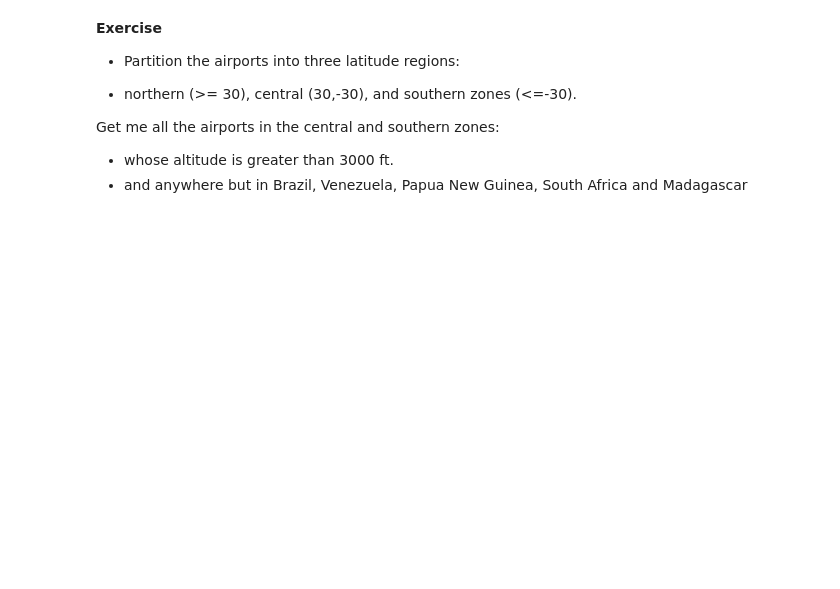
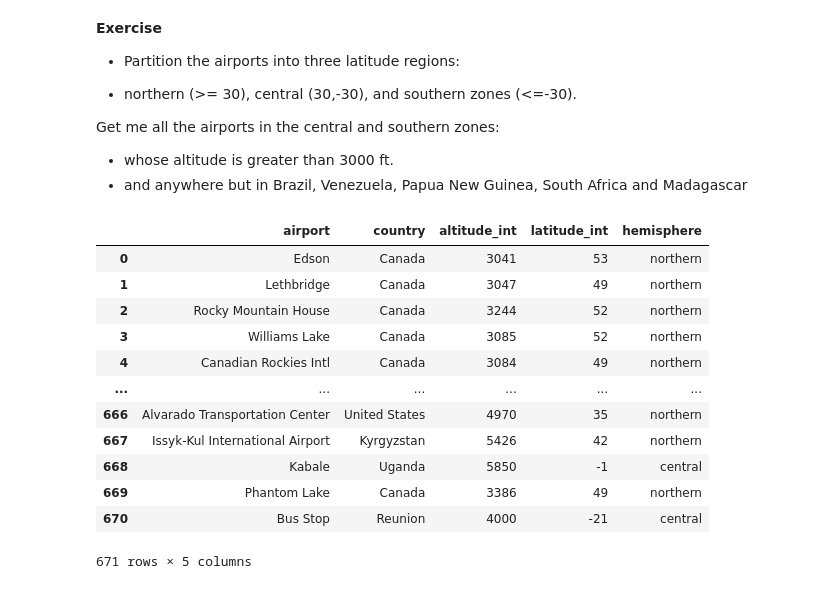
Before and after one commit to jeffreytoller/DSNYC080822, a Jupyter notebook: Phase1_Topic6_SQL/Ph1_T6_SQLBasics.ipynb, the cells around one changed output. Saved outputs shown, nothing was run; the diff lists cells and outputs as text; code cells hidden in the pictures; blank space fills up the shorter version.

```diff
--- a/Phase1_Topic6_SQL/Ph1_T6_SQLBasics.ipynb
+++ b/Phase1_Topic6_SQL/Ph1_T6_SQLBasics.ipynb
@@ -950,8 +1078,35 @@ Get me all the airports in the central and southern zones:
 # %%
 sql_query = pd.read_sql("""
 
+SELECT name AS airport,
+       country,
+       CAST(altitude AS int) AS altitude_int,
+       CAST(latitude AS int) AS latitude_int,
+       CASE
+            WHEN CAST(latitude AS int) >= 30 THEN "northern"
+            WHEN CAST(latitude AS int) <= -30 THEN "southern"
+            ELSE "central"
+       END AS hemisphere
 
+FROM airports
+
+WHERE altitude_int > 3000 AND
+        (Country <> 'Brazil' AND Country <> 'Venezuela' AND Country <> 'Papua New Guinea' AND Country <> 'South Africa' AND Country <> 'Madagascar')
 
 """, con)
 
 sql_query
+# %% [output]
+|  | airport | country | altitude_int | latitude_int | hemisphere |
+| 0 | Edson | Canada | 3041 | 53 | northern |
+| 1 | Lethbridge | Canada | 3047 | 49 | northern |
+| 2 | Rocky Mountain House | Canada | 3244 | 52 | northern |
+| 3 | Williams Lake | Canada | 3085 | 52 | northern |
+| 4 | Canadian Rockies Intl | Canada | 3084 | 49 | northern |
+| ... | ... | ... | ... | ... | ... |
+| 666 | Alvarado Transportation Center | United States | 4970 | 35 | northern |
+| 667 | Issyk-Kul International Airport | Kyrgyzstan | 5426 | 42 | northern |
+| 668 | Kabale | Uganda | 5850 | -1 | central |
+| 669 | Phantom Lake | Canada | 3386 | 49 | northern |
+| 670 | Bus Stop | Reunion | 4000 | -21 | central |
+671 rows × 5 columns
```
Also changed, not shown: parts of 17 cells of this notebook.
